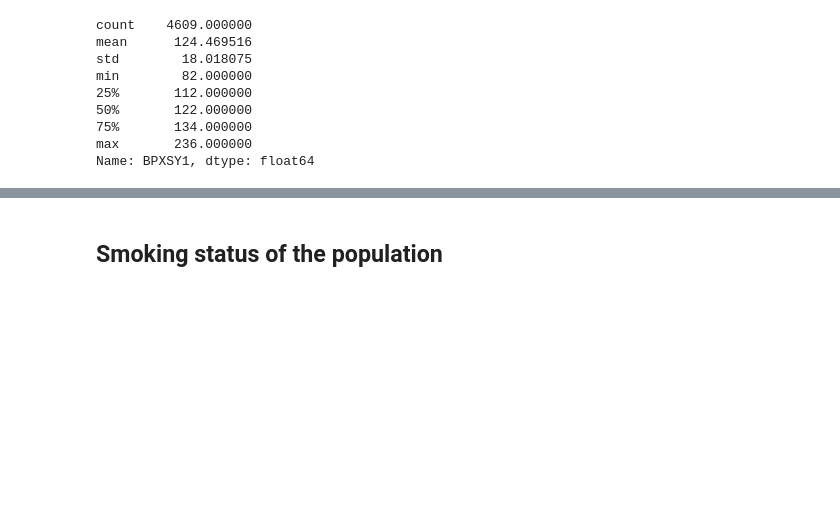
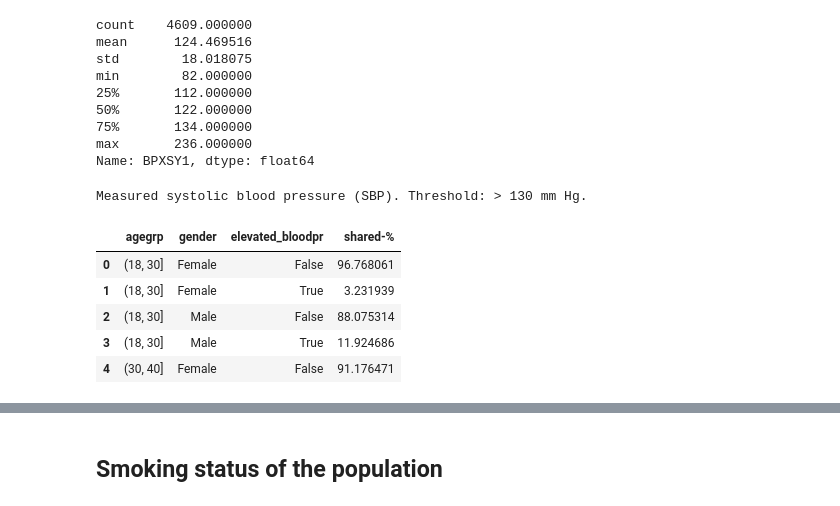
Before and after one commit to jahokas/statistics, a Jupyter notebook: nhanes_study.ipynb, the cells around one changed output, grey strips where cells are left out. Cells and saved outputs as stored; diff of their text form; code cells hidden in the pictures; blank space fills up the shorter version.

```diff
--- a/nhanes_study.ipynb
+++ b/nhanes_study.ipynb
@@ -172,6 +172,21 @@ min        82.000000
 75%       134.000000
 max       236.000000
 Name: BPXSY1, dtype: float64
+# %%
+z = da.loc[:, ['SEQN','gender', 'bloodpressure','elevated_bloodpr', 'agegrp']].groupby(['agegrp', 'gender', 'elevated_bloodpr'], observed=True)['agegrp'].count()
+z = z.groupby(level=[0, 1], observed=True).transform(lambda g: g / g.sum() * 100).reset_index(name='shared-%')
+print("Measured systolic blood pressure (SBP). Threshold: > 130 mm Hg.")
+# zz = z.reset_index(name='shared-%')
+# zz = z.query('bloodpressure == (160, 240)').groupby(['agegrp', 'gender'], observed=True)['shared-%'].sum().reset_index(name='shared-%')
+z.head()
+# %% [output]
+Measured systolic blood pressure (SBP). Threshold: > 130 mm Hg.
+|  | agegrp | gender | elevated_bloodpr | shared-% |
+| 0 | (18, 30] | Female | False | 96.768061 |
+| 1 | (18, 30] | Female | True | 3.231939 |
+| 2 | (18, 30] | Male | False | 88.075314 |
+| 3 | (18, 30] | Male | True | 11.924686 |
+| 4 | (30, 40] | Female | False | 91.176471 |
 # %%
 def highlight_rows(row):
     if row['elevated_bloodpr']:
```
Also changed, not shown: parts of 9 cells of this notebook.
